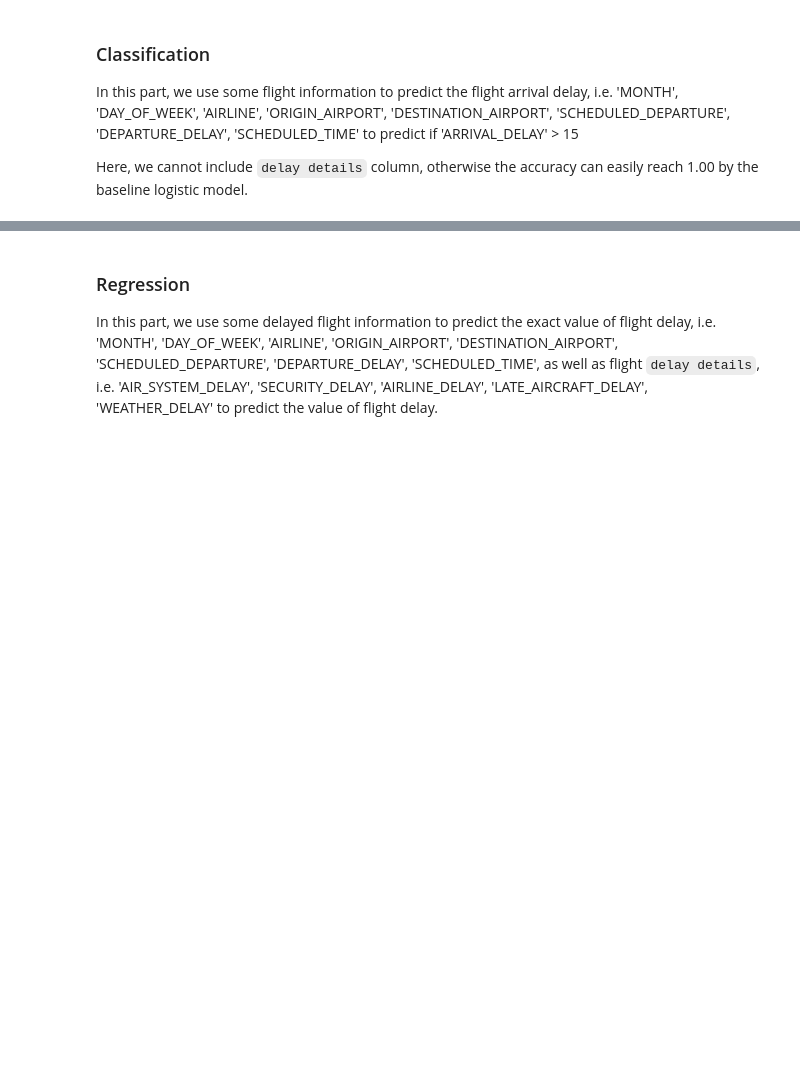
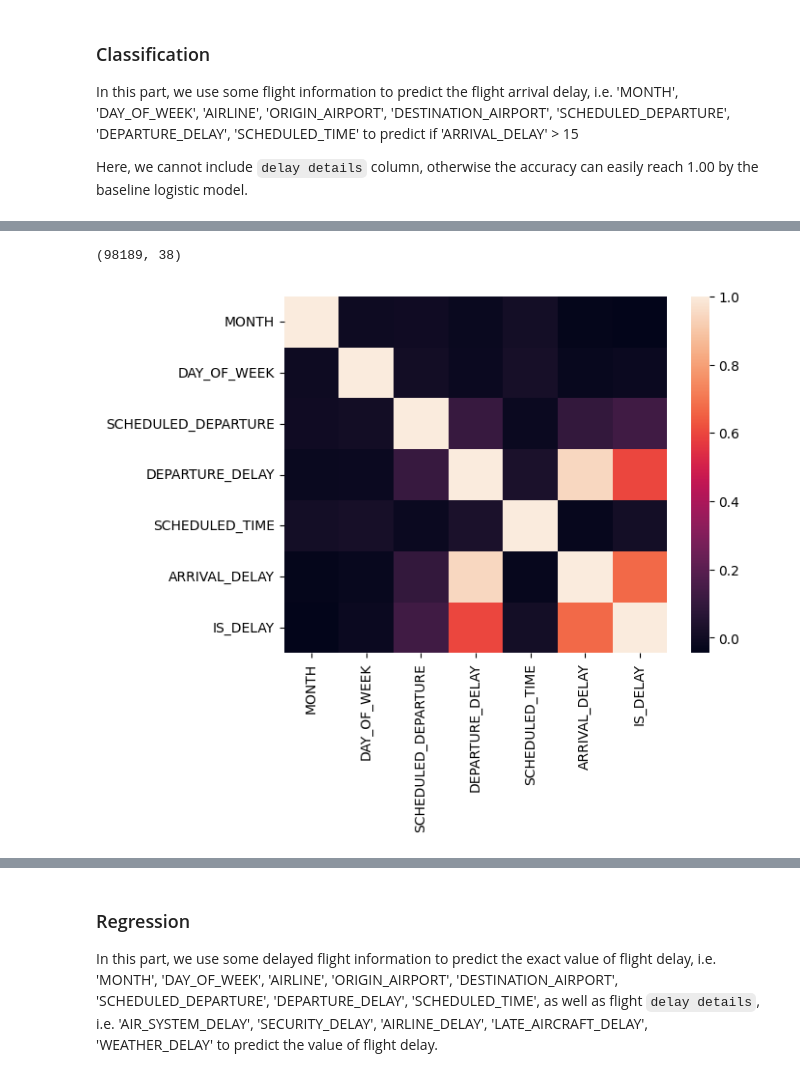
Before and after one commit to yhangchen/Flight-Delays-Prediction, a Jupyter notebook: models.ipynb, the cells around one changed output, grey strips where cells are left out. Saved outputs shown, nothing was run; the diff lists cells and outputs as text; code cells hidden in the pictures; blank space fills up the shorter version.

```diff
--- a/models.ipynb
+++ b/models.ipynb
@@ -32,0 +31,5 @@ Here, we cannot include `delay details` column, otherwise the accuracy can easil
+# %%
+delay_details = ['AIR_SYSTEM_DELAY', 'SECURITY_DELAY', 'AIRLINE_DELAY', 'LATE_AIRCRAFT_DELAY', 'WEATHER_DELAY'] # we never use it, since this information cannot be used in prediction in practice.
+columns_categorical = ['MONTH', 'DAY_OF_WEEK', 'AIRLINE']
+# , 'ORIGIN_AIRPORT', 'DESTINATION_AIRPORT'
+columns_numerical = ['SCHEDULED_DEPARTURE', 'DEPARTURE_DELAY', 'SCHEDULED_TIME', 'ARRIVAL_DELAY']
@@ -33,50 +83,27 @@ Here, we cannot include `delay details` column, otherwise the accuracy can easil
 # %%
 # only consider delayed variable
-df_flights_cal = df_flights.sample(100000)
+df_flights_cal = df_flights.sample(100000).reset_index(drop=True)
 
-df_flights_cal[delay_details] = df_flights_cal[delay_details].fillna(0)
-# empty those row with >10% missing values
-missing_columns = df_flights_cal.loc[:, df_flights_cal.isna().mean() >= 0.1].columns
-df_flights_cal = df_flights_cal.drop(missing_columns, axis=1)
-df_flights_cal.dropna(inplace=True)
-
-# discard cancelled or diverted flights.
-df_flights_cal = df_flights_cal[df_flights_cal['CANCELLED'] != 1]
-df_flights_cal = df_flights_cal[df_flights_cal['DIVERTED'] != 1]
-
-# transform df_airlines to dict
-dict_airlines = df_airlines.set_index('IATA_CODE')['AIRLINE'].to_dict()
-
-# For those airline origin/dest airport not in IATA code, we replace them with 'OTHERS'
-df_flights_cal.loc[~df_flights_cal['AIRLINE'].isin(df_airlines['IATA_CODE'].values),'AIRLINE']='OTHERS'
-df_flights_cal.loc[~df_flights_cal['ORIGIN_AIRPORT'].isin(df_airport['IATA_CODE'].values),'ORIGIN_AIRPORT']='OTHERS'
-df_flights_cal.loc[~df_flights_cal['DESTINATION_AIRPORT'].isin(df_airport['IATA_CODE'].values),'DESTINATION_AIRPORT']='OTHERS'
-
-# transform HHMM into minutes.
-def mintues(formatted_time):
-    if formatted_time == 2400:
-        formatted_time = 0
-    formatted_time = "{0:04d}".format(int(formatted_time))
-    return int(formatted_time[0:2])*60+int(formatted_time[2:4])
-df_flights_cal['SCHEDULED_DEPARTURE'] = df_flights_cal['SCHEDULED_DEPARTURE'].apply(mintues)
-df_flights_cal['SCHEDULED_ARRIVAL'] = df_flights_cal['SCHEDULED_ARRIVAL'].apply(mintues)
 
 # Keeping those item (see eda.ipynb for reason)
 df_flights_cal_keep = df_flights_cal[columns_categorical + columns_numerical].copy()
 
 delay = []
 for row in df_flights_cal_keep['ARRIVAL_DELAY']:
     if row > 15:
         delay.append(1)
     else:
         delay.append(0)
 df_flights_cal_keep['IS_DELAY'] = delay
 sns.heatmap(df_flights_cal_keep.corr())
 
 # convert categorical to onehot
 df_flights_cal_dummies = pd.get_dummies(df_flights_cal_keep[columns_categorical].astype(str))
 df_flights_cal_keep = df_flights_cal_keep.drop(columns_categorical, axis=1)
 df_flights_cal_keep=pd.concat([df_flights_cal_keep,df_flights_cal_dummies],axis=1)
 df_flights_cal_keep.shape
+# %% [output]
+(98189, 38)
+[figure, added]
 # %%
 df_flights_cal_keep['IS_DELAY'].value_counts()
```
Also changed, not shown: parts of 55 cells of this notebook.
